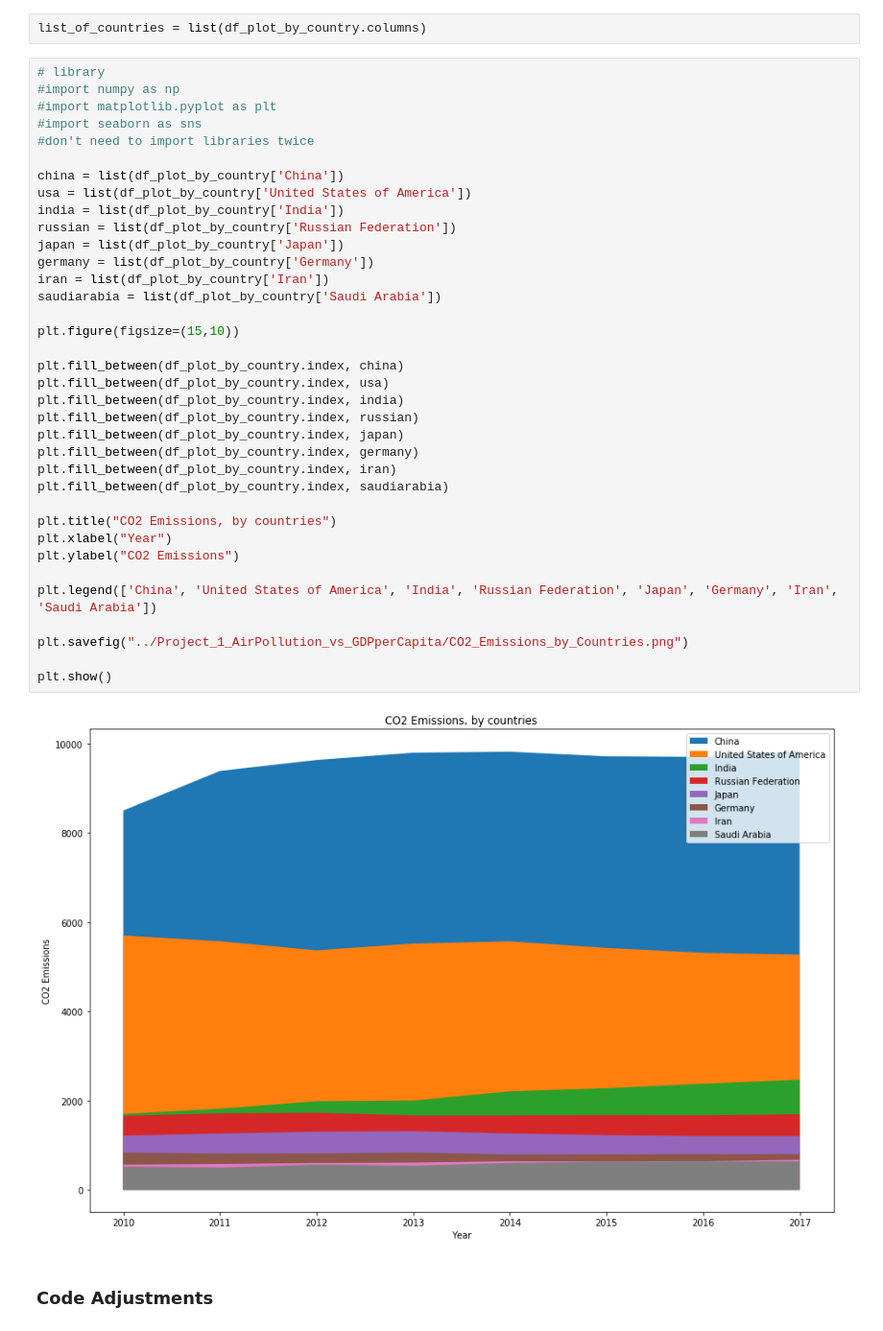
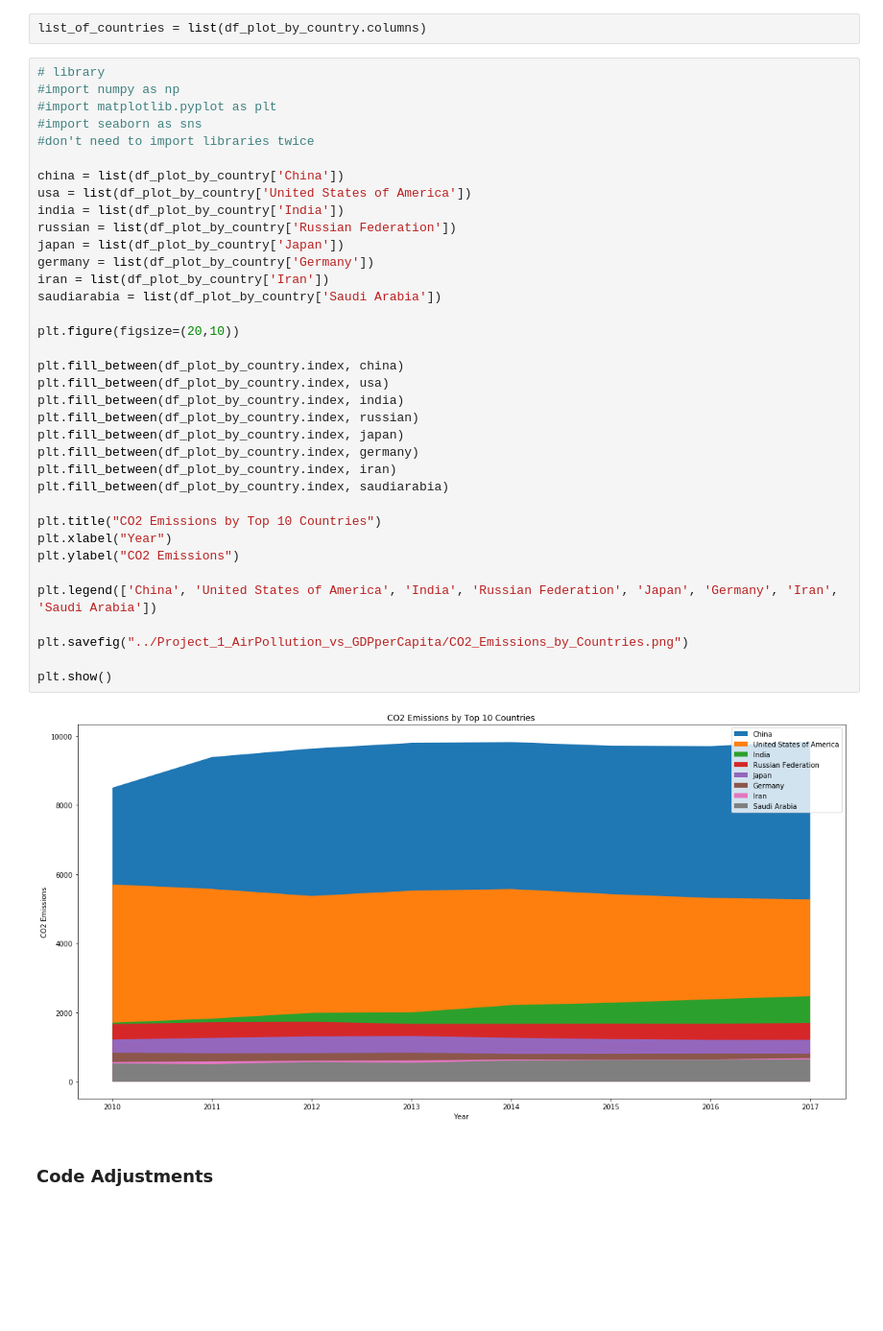
Before and after one commit to JosefinaAureaAmaro/00_Project_Python_DataAnalysis, a Jupyter notebook: CO2_Emissions by Countries.ipynb, the cells around one changed output. Shown at 96% size. Saved outputs shown, nothing was run; the diff lists cells and outputs as text; blank space fills up the shorter version.

```diff
--- a/CO2_Emissions by Countries.ipynb
+++ b/CO2_Emissions by Countries.ipynb
@@ -81,36 +80,36 @@ list_of_countries = list(df_plot_by_country.columns)
 #don't need to import libraries twice
 
 china = list(df_plot_by_country['China'])
 usa = list(df_plot_by_country['United States of America'])
 india = list(df_plot_by_country['India'])
 russian = list(df_plot_by_country['Russian Federation'])
 japan = list(df_plot_by_country['Japan'])
 germany = list(df_plot_by_country['Germany'])
 iran = list(df_plot_by_country['Iran'])
 saudiarabia = list(df_plot_by_country['Saudi Arabia'])
 
-plt.figure(figsize=(15,10))
+plt.figure(figsize=(20,10))
 
 plt.fill_between(df_plot_by_country.index, china)
 plt.fill_between(df_plot_by_country.index, usa)
 plt.fill_between(df_plot_by_country.index, india)
 plt.fill_between(df_plot_by_country.index, russian)
 plt.fill_between(df_plot_by_country.index, japan)
 plt.fill_between(df_plot_by_country.index, germany)
 plt.fill_between(df_plot_by_country.index, iran)
 plt.fill_between(df_plot_by_country.index, saudiarabia)
 
-plt.title("CO2 Emissions, by countries")
+plt.title("CO2 Emissions by Top 10 Countries")
 plt.xlabel("Year")
 plt.ylabel("CO2 Emissions")
 
 plt.legend(['China', 'United States of America', 'India', 'Russian Federation', 'Japan', 'Germany', 'Iran', 'Saudi Arabia'])
 
 plt.savefig("../Project_1_AirPollution_vs_GDPperCapita/CO2_Emissions_by_Countries.png")
 
 plt.show()
 # %% [output]
-[figure, old version]
+[figure, new version]
 # %% [markdown]
 ### Code Adjustments
 # %%
```
Also changed, not shown: parts of 15 cells of this notebook.
